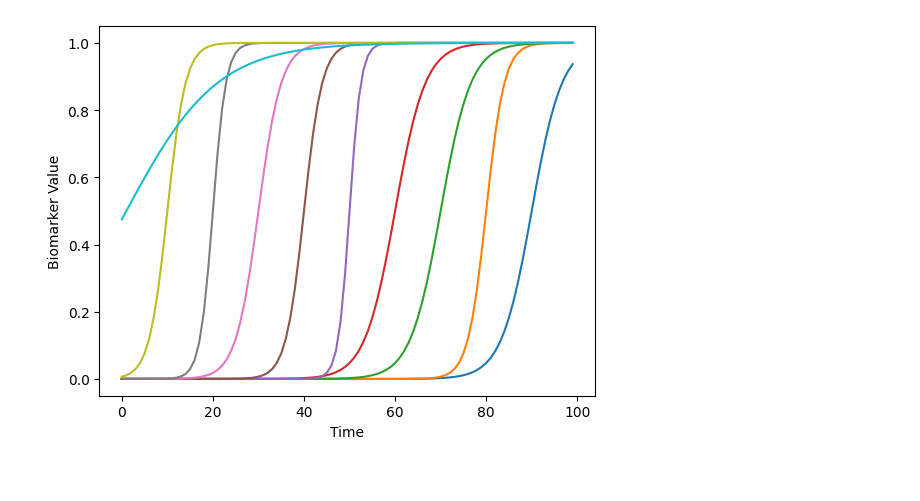
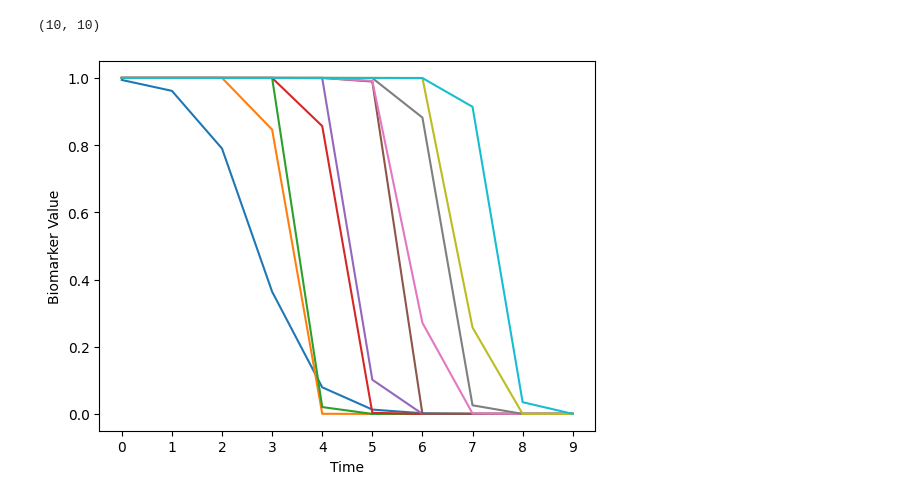
Before and after one commit to LAMCIG/Progression_models_simulations, a Jupyter notebook: notebooks/8-sklearn_model_factory_test.ipynb, the cells around one changed output. Saved outputs shown, nothing was run; the diff lists cells and outputs as text; code cells hidden in the pictures.

Commit message:
disease_model_transfomer in working state.

```diff
--- a/notebooks/8-sklearn_model_factory_test.ipynb
+++ b/notebooks/8-sklearn_model_factory_test.ipynb
@@ -1,38 +11,41 @@
 # %%
-import numpy as np
-import matplotlib.pyplot as plt
-import sys
-
-# Get the absolute path of the current notebook
-sys.path.append('../model_generator')
-sys.path.append('../ebm')
-
-from model_generator.model_factory import ModelFactory
+# Example parameters for the sigmoid model
+biomarker_params = {
+    0: {'s': 0.1, 'c': 1.0},
+    1: {'s': 0.5, 'c': 10.0},
+    2: {'s': 0.7, 'c': 20.0},
+    3: {'s': 0.4, 'c': 30.0},
+    4: {'s': 0.5, 'c': 40.0},
+    5: {'s': 0.8, 'c': 50.0},
+    6: {'s': 0.3, 'c': 60.0},
+    7: {'s': 0.3, 'c': 70.0},
+    8: {'s': 0.5, 'c': 80.0},
+    9: {'s': 0.3, 'c': 90.0}
+}
 
 params = {
     'n_stages': 10,
-    'biomarker_params': {
-        0: {'s': 0.1, 'c': 1.0},
-        1: {'s': 0.5, 'c': 10.0},
-        2: {'s': 0.7, 'c': 20.0},
-        3: {'s': 0.4, 'c': 30.0},
-        4: {'s': 0.5, 'c': 40.0},
-        5: {'s': 0.8, 'c': 50.0},
-        6: {'s': 0.3, 'c': 60.0},
-        7: {'s': 0.3, 'c': 70.0},
-        8: {'s': 0.5, 'c': 80.0},
-        9: {'s': 0.3, 'c': 90.0}
-    }
+    'biomarker_params': biomarker_params,
+    'start_time': -50,
+    'end_time': 80,
+    'steps': 1000,
+    'flip_v': True,
+    'flip_h': False,
+    'convergence_threshold': 1e-4
 }
 
-model = ModelFactory.create_model('sigmoid', normalize=True, flip_v=True, **params)
+model = ModelFactory.create_model('sigmoid', **params)
 model.fit()
-output = model.transform()
+output = model.transform(X=None) # only works when X is explicity defined?
+
+print(output.shape)
 
 for i, biomarker in enumerate(output):
     plt.plot(biomarker, label=f'Biomarker {i}')
 plt.xlabel("Time")
 plt.ylabel("Biomarker Value")
+plt.xticks(np.arange(10))
 plt.show()
 # %% [output]
+(10, 10)
-[figure, old version]
+[figure, new version]
```
Also changed, not shown: parts of 2 cells of this notebook, 2 other files.
